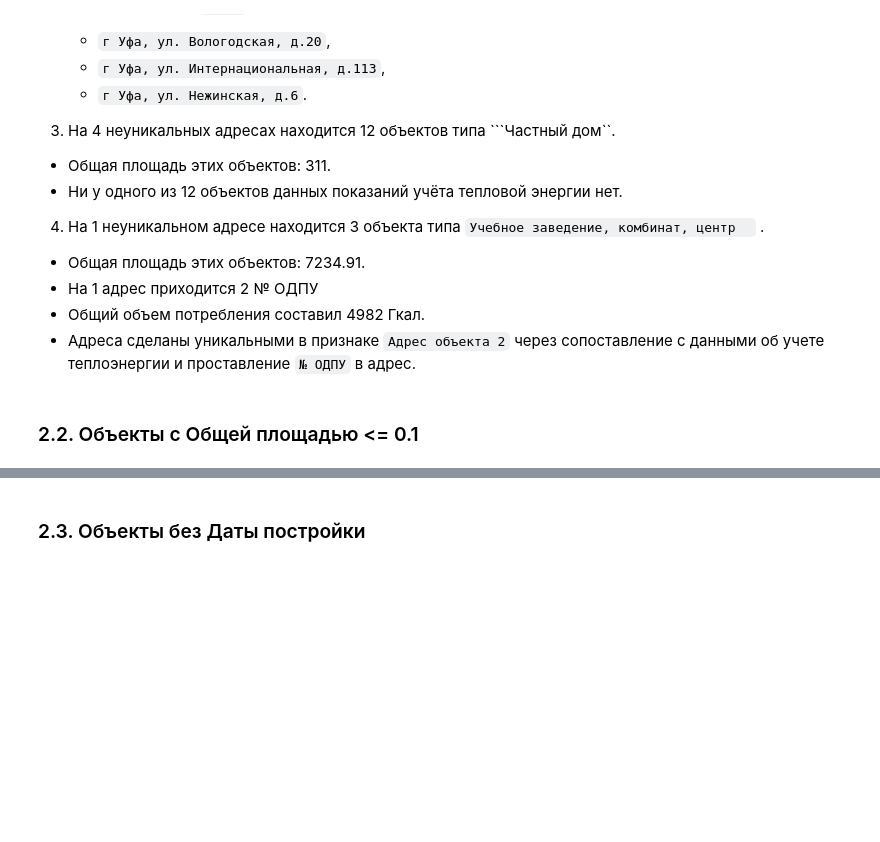
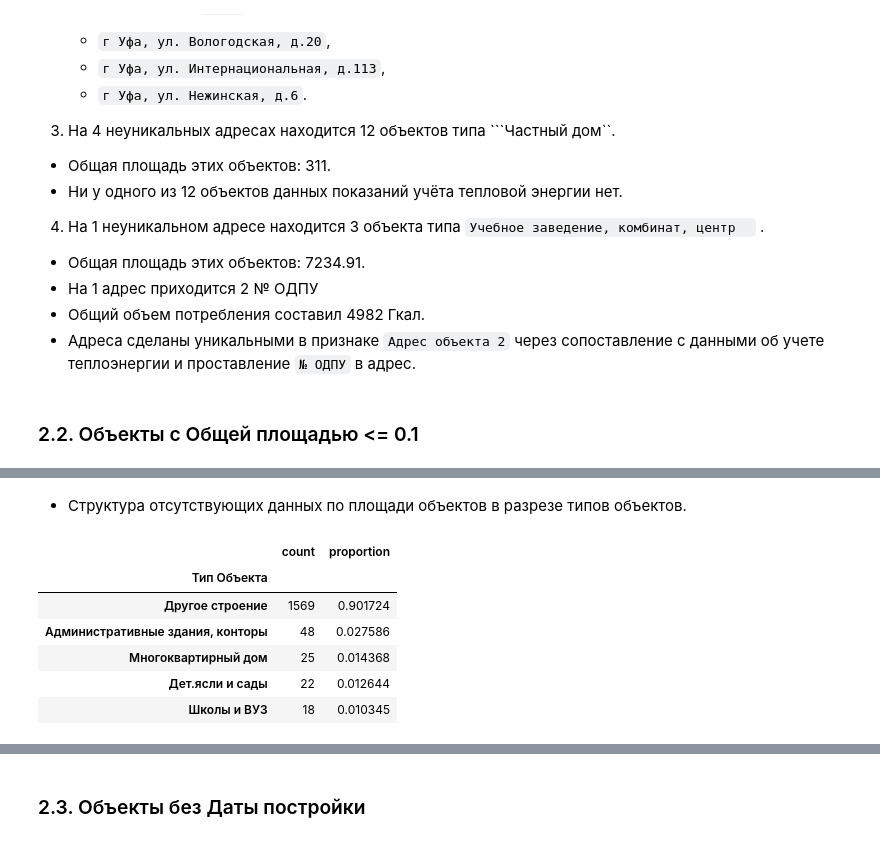
Before and after one commit to YaninaK/anomaly-detection, a Jupyter notebook: notebooks/01_EDA_&_data_preprocessing.ipynb, the cells around one changed output, grey strips where cells are left out. Cells and saved outputs as stored; diff of their text form; code cells hidden in the pictures; blank space fills up the shorter version.

```diff
--- a/notebooks/01_EDA_&_data_preprocessing.ipynb
+++ b/notebooks/01_EDA_&_data_preprocessing.ipynb
@@ -390,0 +393,18 @@ df.head(2)
+# %% [markdown]
+* Структура отсутствующих данных по площади объектов в разрезе типов объектов.
+# %%
+cond = buildings["Общая площадь объекта"] <= 0.1
+pd.concat(
+    [
+        buildings[cond]["Тип Объекта"].value_counts(),
+        buildings[cond]["Тип Объекта"].value_counts(normalize=True)
+    ], axis=1
+).head()
+# %% [output]
+|  | count | proportion |
+| Тип Объекта |  |  |
+| Другое строение | 1569 | 0.901724 |
+| Административные здания, конторы | 48 | 0.027586 |
+| Многоквартирный дом | 25 | 0.014368 |
+| Дет.ясли и сады | 22 | 0.012644 |
+| Школы и ВУЗ | 18 | 0.010345 |
```
Also changed, not shown: parts of 18 cells of this notebook.
